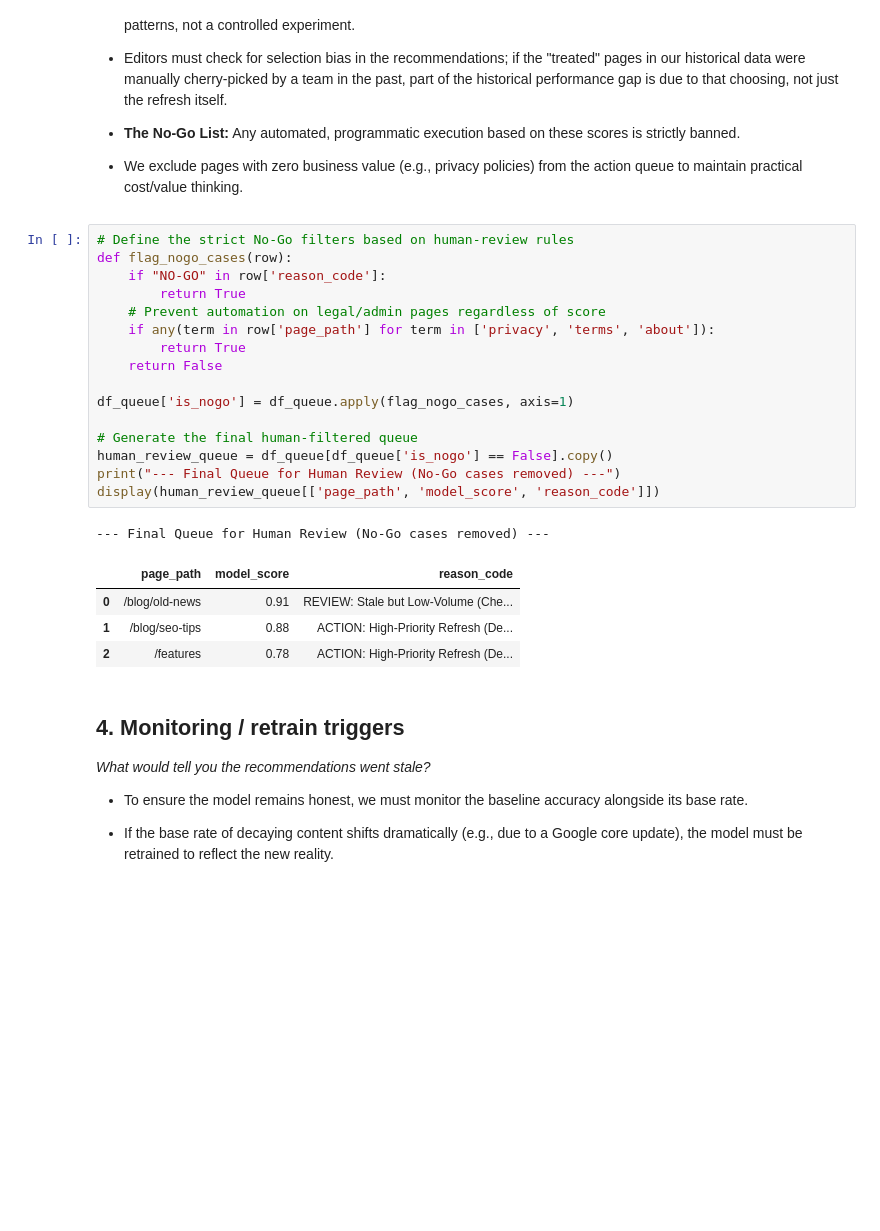
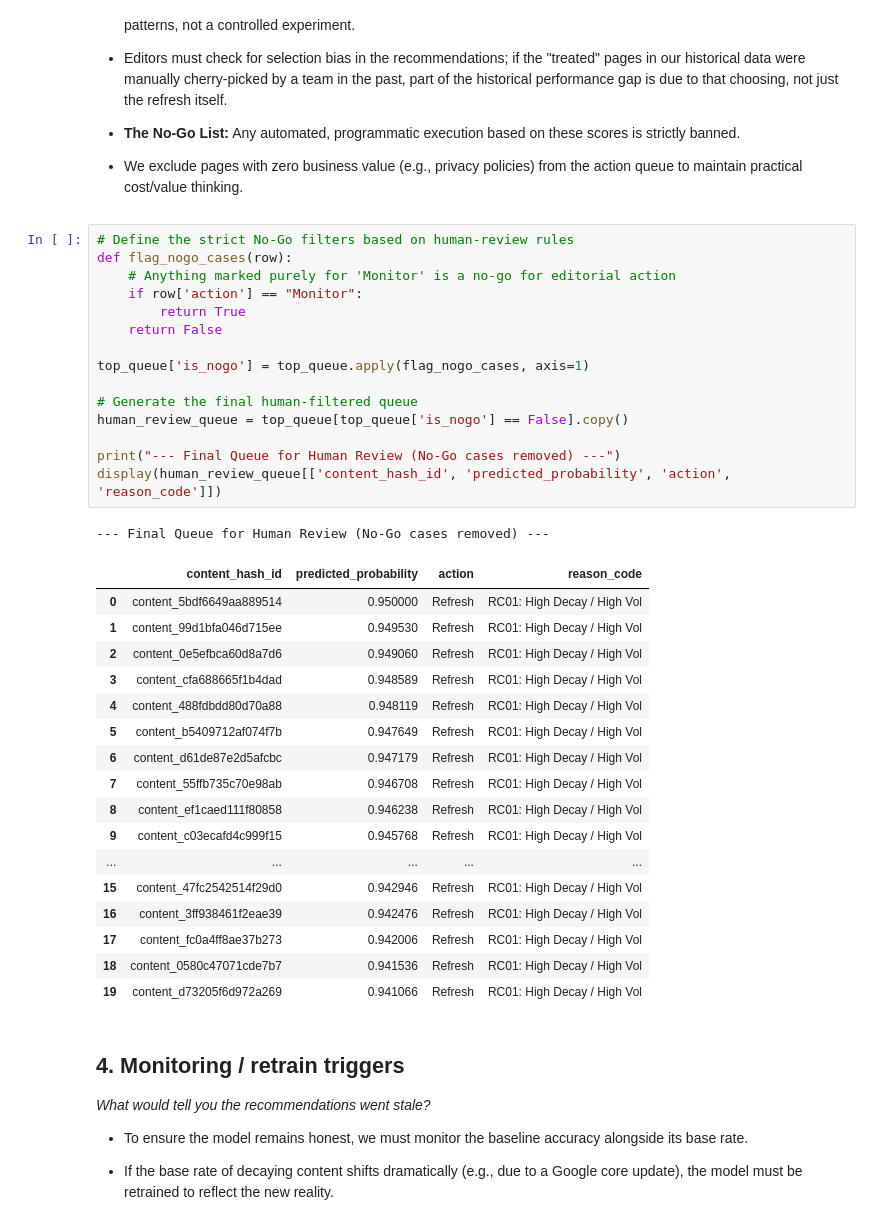
Before and after one commit to Ujjwalupreti/flyrank-internship-capstone, a Jupyter notebook: work/notebooks/w07_action_playbook.ipynb, the cells around one changed output. Cells and saved outputs as stored; diff of their text form; blank space fills up the shorter version.

```diff
--- a/work/notebooks/w07_action_playbook.ipynb
+++ b/work/notebooks/w07_action_playbook.ipynb
@@ -96,25 +110,37 @@ Note: Applying this model to pages outside the original training distribution (e
 # %%
 # Define the strict No-Go filters based on human-review rules
 def flag_nogo_cases(row):
-    if "NO-GO" in row['reason_code']:
-        return True
-    # Prevent automation on legal/admin pages regardless of score
-    if any(term in row['page_path'] for term in ['privacy', 'terms', 'about']):
+    # Anything marked purely for 'Monitor' is a no-go for editorial action
+    if row['action'] == "Monitor":
         return True
     return False
 
-df_queue['is_nogo'] = df_queue.apply(flag_nogo_cases, axis=1)
+top_queue['is_nogo'] = top_queue.apply(flag_nogo_cases, axis=1)
 
 # Generate the final human-filtered queue
-human_review_queue = df_queue[df_queue['is_nogo'] == False].copy()
+human_review_queue = top_queue[top_queue['is_nogo'] == False].copy()
+
 print("--- Final Queue for Human Review (No-Go cases removed) ---")
-display(human_review_queue[['page_path', 'model_score', 'reason_code']])
+display(human_review_queue[['content_hash_id', 'predicted_probability', 'action', 'reason_code']])
 # %% [output]
 --- Final Queue for Human Review (No-Go cases removed) ---
-|  | page_path | model_score | reason_code |
-| 0 | /blog/old-news | 0.91 | REVIEW: Stale but Low-Volume (Che... |
-| 1 | /blog/seo-tips | 0.88 | ACTION: High-Priority Refresh (De... |
-| 2 | /features | 0.78 | ACTION: High-Priority Refresh (De... |
+|  | content_hash_id | predicted_probability | action | reason_code |
+| 0 | content_5bdf6649aa889514 | 0.950000 | Refresh | RC01: High Decay / High Vol |
+| 1 | content_99d1bfa046d715ee | 0.949530 | Refresh | RC01: High Decay / High Vol |
+| 2 | content_0e5efbca60d8a7d6 | 0.949060 | Refresh | RC01: High Decay / High Vol |
+| 3 | content_cfa688665f1b4dad | 0.948589 | Refresh | RC01: High Decay / High Vol |
+| 4 | content_488fdbdd80d70a88 | 0.948119 | Refresh | RC01: High Decay / High Vol |
+| 5 | content_b5409712af074f7b | 0.947649 | Refresh | RC01: High Decay / High Vol |
+| 6 | content_d61de87e2d5afcbc | 0.947179 | Refresh | RC01: High Decay / High Vol |
+| 7 | content_55ffb735c70e98ab | 0.946708 | Refresh | RC01: High Decay / High Vol |
+| 8 | content_ef1caed111f80858 | 0.946238 | Refresh | RC01: High Decay / High Vol |
+| 9 | content_c03ecafd4c999f15 | 0.945768 | Refresh | RC01: High Decay / High Vol |
+| ... | ... | ... | ... | ... |
+| 15 | content_47fc2542514f29d0 | 0.942946 | Refresh | RC01: High Decay / High Vol |
+| 16 | content_3ff938461f2eae39 | 0.942476 | Refresh | RC01: High Decay / High Vol |
+| 17 | content_fc0a4ff8ae37b273 | 0.942006 | Refresh | RC01: High Decay / High Vol |
+| 18 | content_0580c47071cde7b7 | 0.941536 | Refresh | RC01: High Decay / High Vol |
+| 19 | content_d73205f6d972a269 | 0.941066 | Refresh | RC01: High Decay / High Vol |
 # %% [markdown]
 ## 4. Monitoring / retrain triggers
 
```
Also changed, not shown: parts of 4 cells of this notebook.
